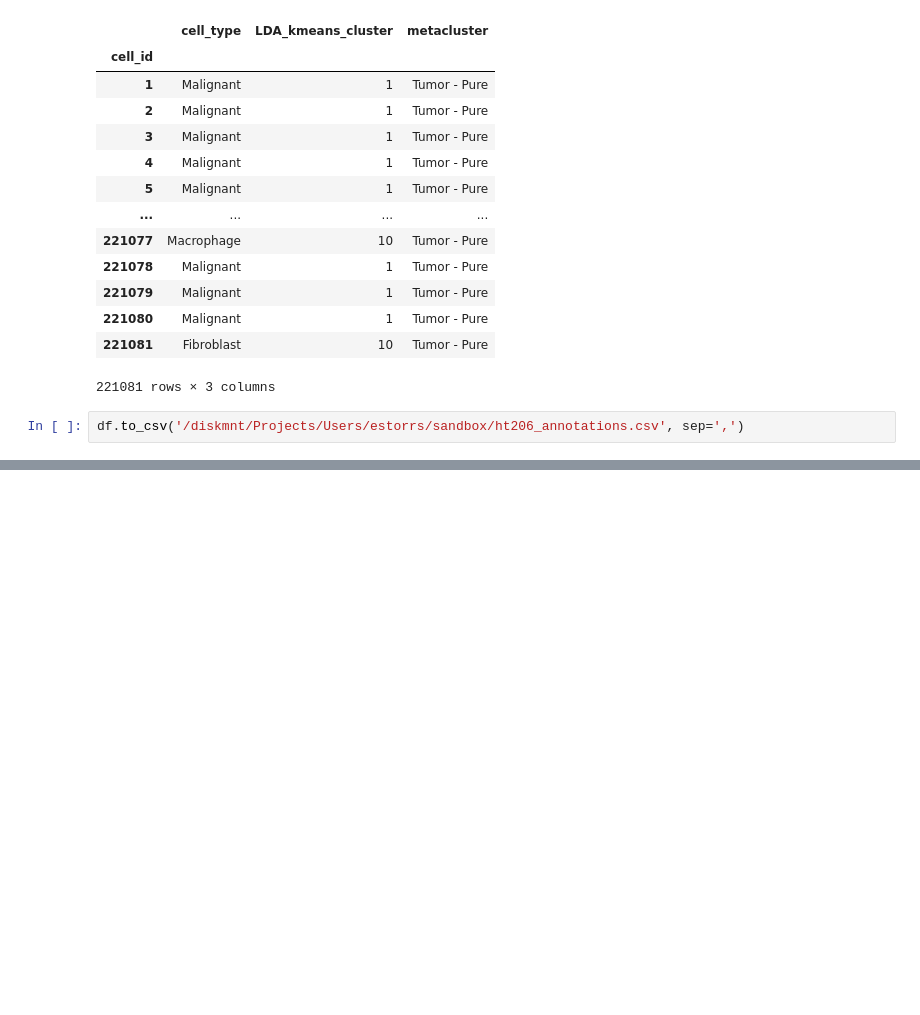
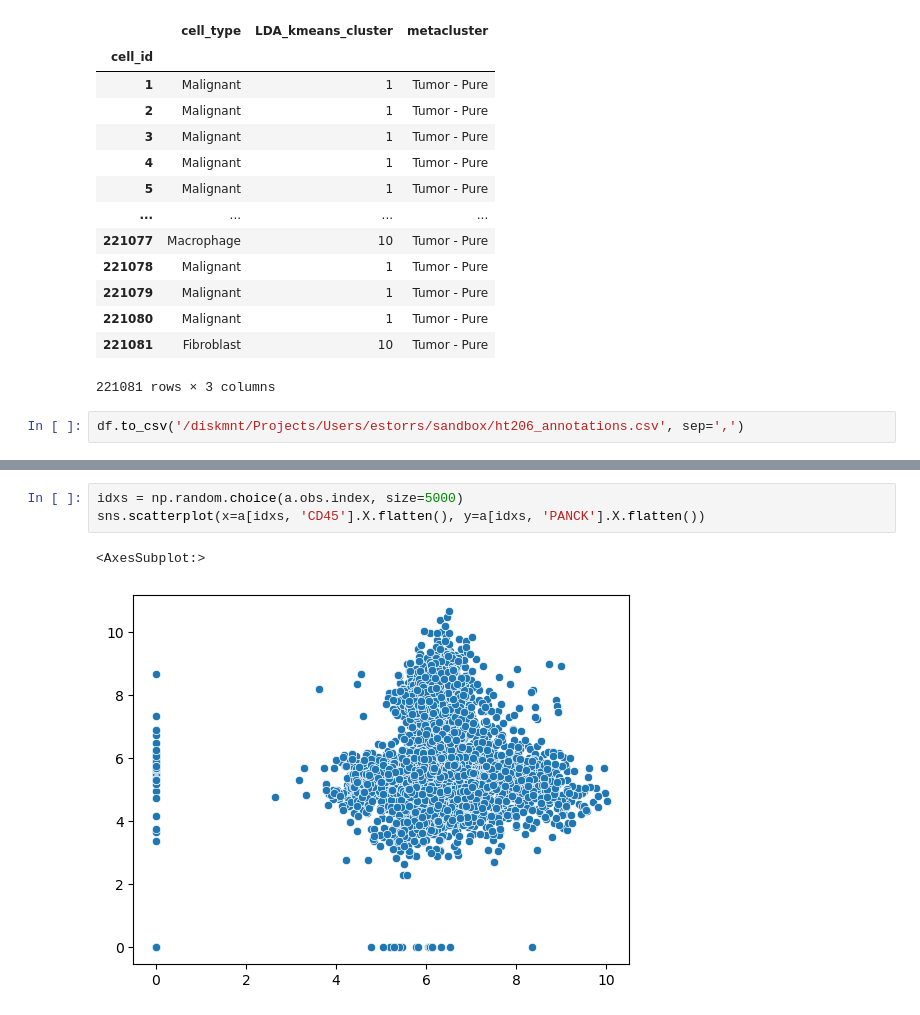
Before and after one commit to estorrs/multiplex-imaging-pipeline, a Jupyter notebook: notebooks/sandbox.ipynb, the cells around one changed output, grey strips where cells are left out. Saved outputs shown, nothing was run; the diff lists cells and outputs as text; blank space fills up the shorter version.

```diff
--- a/notebooks/sandbox.ipynb
+++ b/notebooks/sandbox.ipynb
@@ -211,0 +349,6 @@ plt.imshow(skimage.color.label2rgb(skimage.morphology.label(erode(labels[4000:80
+# %%
+idxs = np.random.choice(a.obs.index, size=5000)
+sns.scatterplot(x=a[idxs, 'CD45'].X.flatten(), y=a[idxs, 'PANCK'].X.flatten())
+# %% [output]
+<AxesSubplot:>
+[figure, added]
```
Also changed, not shown: parts of 45 cells of this notebook, 9 other files.
